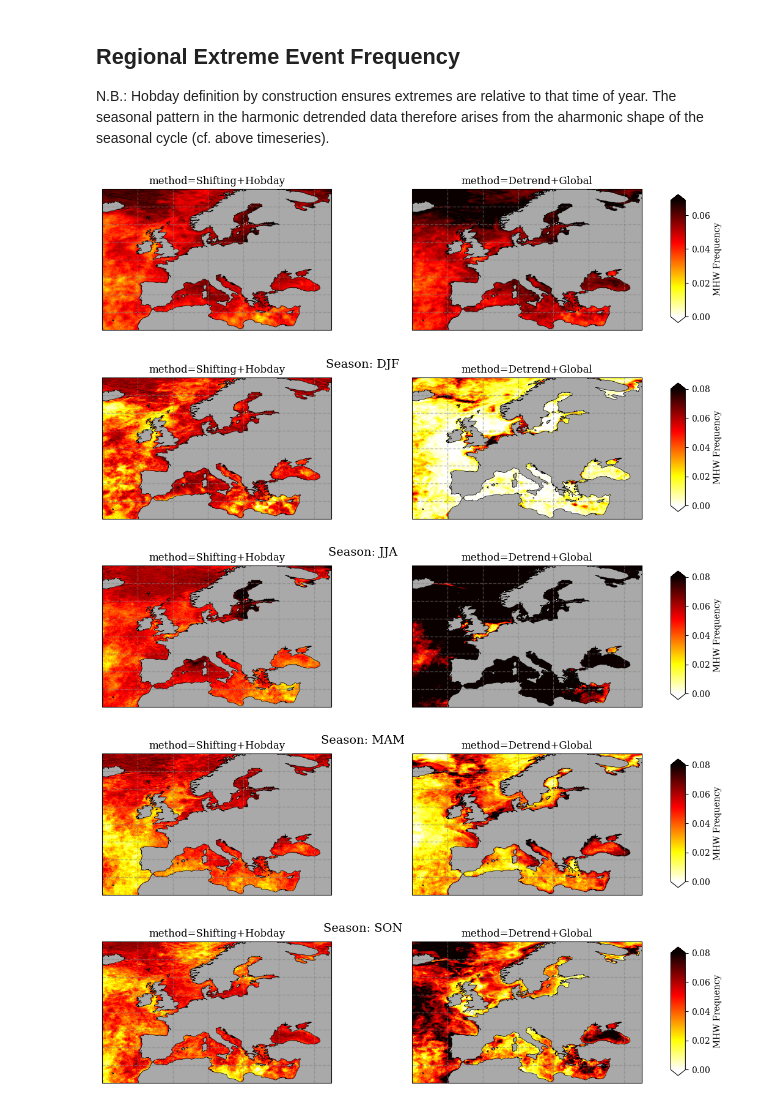
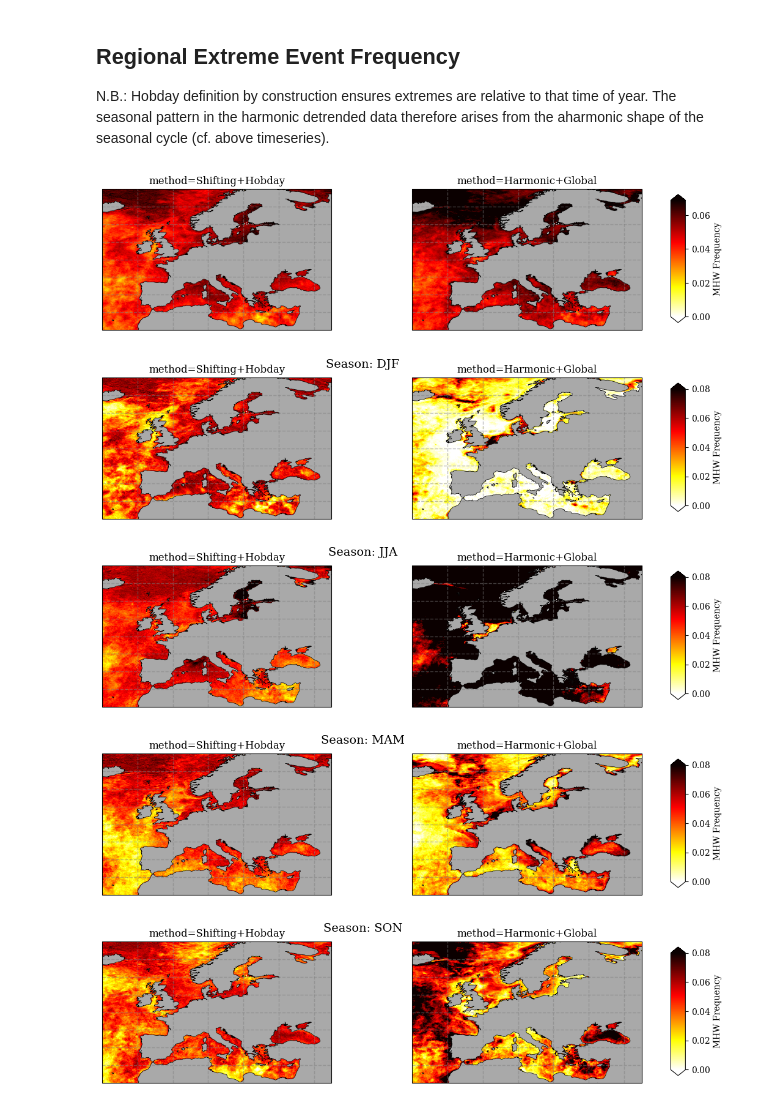
Before and after one commit to wienkers/marEx, a Jupyter notebook: examples/regional data/01_preprocess_extremes.ipynb, the cells around one changed output. Saved outputs shown, nothing was run; the diff lists cells and outputs as text; code cells hidden in the pictures.

```diff
--- a/examples/regional data/01_preprocess_extremes.ipynb
+++ b/examples/regional data/01_preprocess_extremes.ipynb
@@ -530,31 +453,26 @@ N.B.: Hobday definition by construction ensures extremes are relative to that ti
 # %%
 shifting_frequency = extremes_ds_shifting.extreme_events.mean(dim="time")
 detrend_frequency = extremes_ds_detrend.extreme_events.mean(dim="time")
 
 config = marEx.PlotConfig(var_units="MHW Frequency", cmap="hot_r", cperc=[0, 96], grid_labels=True, projection=ccrs.PlateCarree())
 
 combined_frequency = xr.concat([shifting_frequency, detrend_frequency], dim="method")
-combined_frequency = combined_frequency.assign_coords(method=["Shifting+Hobday", "Detrend+Global"])
+combined_frequency = combined_frequency.assign_coords(method=["Shifting+Hobday", "Harmonic+Global"])
 
 fig, axes = combined_frequency.plotX.multi_plot(config, col="method", col_wrap=2)
 # %% [output]
-[figure, old version]
+[figure, new version]
 # %%
 shifting_seasonal_frequency = extremes_ds_shifting.extreme_events.groupby("time.season").mean(dim="time").persist()
 detrend_seasonal_frequency = extremes_ds_detrend.extreme_events.groupby("time.season").mean(dim="time").persist()
 
 # Add method coordinate and concatenate
 shifting_seasonal_frequency = shifting_seasonal_frequency.expand_dims({"method": ["Shifting+Hobday"]})
-detrend_seasonal_frequency = detrend_seasonal_frequency.expand_dims({"method": ["Detrend+Global"]})
+detrend_seasonal_frequency = detrend_seasonal_frequency.expand_dims({"method": ["Harmonic+Global"]})
 combined_seasonal_frequency = xr.concat([shifting_seasonal_frequency, detrend_seasonal_frequency], dim="method")
 
 config = marEx.PlotConfig(
-    var_units="MHW Frequency",
-    cmap="hot_r",
-    clim=[0, 0.08],
-    grid_labels=False,
-    show_colorbar=True,
-    projection=ccrs.PlateCarree()
+    var_units="MHW Frequency", cmap="hot_r", clim=[0, 0.08], grid_labels=False, show_colorbar=True, projection=ccrs.PlateCarree()
 )
 
 seasons = combined_seasonal_frequency["season"].values
@@ -565,10 +483,10 @@ for season in seasons:
     fig.suptitle(f"Season: {season}", fontsize=14)
     plt.show()
 # %% [output]
-[figure, old version]
+[figure, new version]
-[figure, old version]
+[figure, new version]
-[figure, old version]
+[figure, new version]
-[figure, old version]
+[figure, new version]
 # %%
 # Regional analysis: North Atlantic vs Mediterranean
 monthly_shifting_north = extremes_ds_shifting.extreme_events.sel(lat=slice(50, 70)).mean(dim=["lat", "lon"]).rolling(time=60).mean()
```
Also changed, not shown: parts of 14 cells of this notebook, 13 other files.
